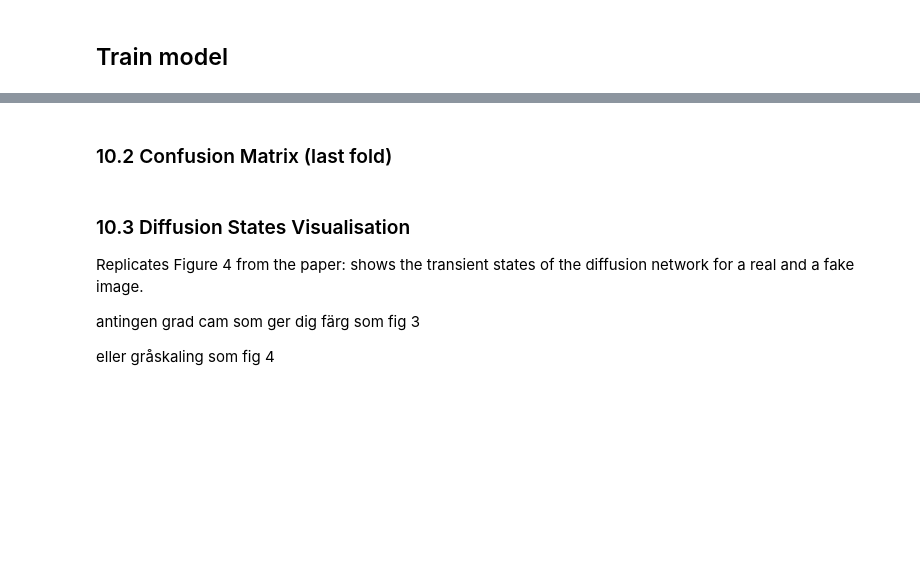
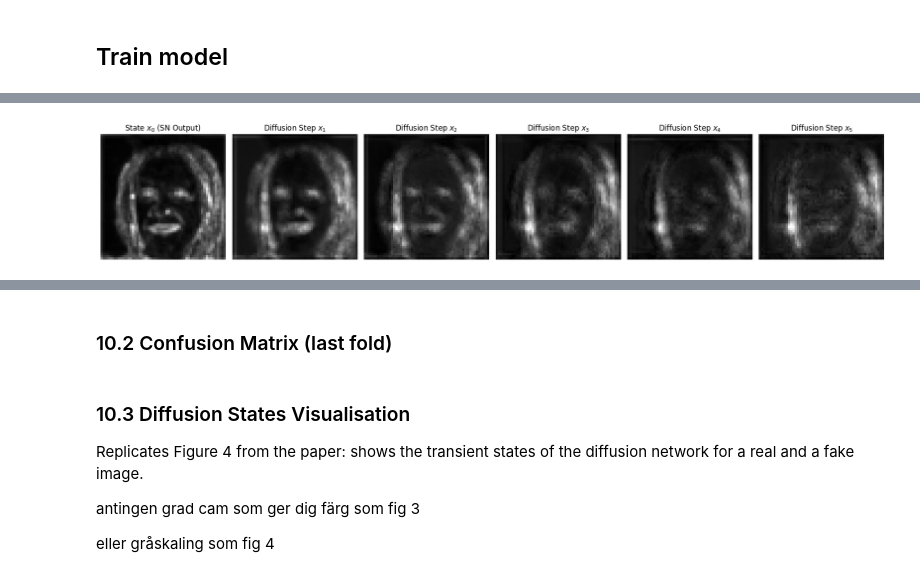
Before and after one commit to jeetpuro/Deep-Learning, a Jupyter notebook: deepfake-diffconnet.ipynb, the cells around one changed output, grey strips where cells are left out. Saved outputs shown, nothing was run; the diff lists cells and outputs as text; code cells hidden in the pictures; blank space fills up the shorter version.

```diff
--- a/deepfake-diffconnet.ipynb
+++ b/deepfake-diffconnet.ipynb
@@ -626,0 +722,59 @@ print("Best DiffConvNet model saved   → diffconvnet_best.pth")
+# %%
+import matplotlib.pyplot as plt
+
+def visualize_diffusion_states(image_path, model_path="diffconvnet_best.pth", device=None):
+    if device is None:
+        device = torch.device('cuda' if torch.cuda.is_available() else 'cpu')
+
+    # 1. Load the trained model
+    model = DiffConvNet(BaseNetwork(pretrained=False), n_iterations=N_DIFF)
+    model.load_state_dict(torch.load(model_path, map_location=device, weights_only=True))
+    model.to(device)
+    model.eval()
+
+    # 2. Load and transform the image
+    img = Image.open(image_path).convert("RGB")
+    img_tensor = val_transform(img).unsqueeze(0).to(device)
+
+    # 3. Extract the diffusion states manually
+    with torch.no_grad():
+        # Encode image to x0 (Output of Shallow Network)
+        x = model.sn(img_tensor)
+        states = [x]
+
+        # Iteratively apply the Diffusion Layer
+        for _ in range(model.diff_net.n_iterations):
+            x = model.diff_net.diff_layer(x)
+            states.append(x)
+
+        # Compute the final averaged state 'd' exactly like the model does
+        d = torch.stack(states, dim=0).mean(dim=0)
+
+    # 4. Plot the states + the average
+    num_plots = len(states) + 1
+    fig, axes = plt.subplots(1, num_plots, figsize=(3 * num_plots, 4))
+
+    # Plot individual states
+    for i, state in enumerate(states):
+        feature_map = state.squeeze(0).mean(dim=0).cpu().numpy()
+
+        axes[i].imshow(feature_map, cmap='gray')
+        if i == 0:
+            axes[i].set_title(f"State $x_0$ (SN Output)")
+        else:
+            axes[i].set_title(f"Diffusion Step $x_{i}$")
+        axes[i].axis('off')
+
+    # Plot the averaged state
+    d_map = d.squeeze(0).mean(dim=0).cpu().numpy()
+    axes[-1].imshow(d_map, cmap='gray')
+    axes[-1].set_title("Averaged State $d$")
+    axes[-1].axis('off')
+
+    plt.tight_layout()
+    plt.show()
+
+# Run the visualization on your image
+visualize_diffusion_states("00024.png")
+# %% [output]
+[figure, added]
```
Also changed, not shown: parts of 10 cells of this notebook.
